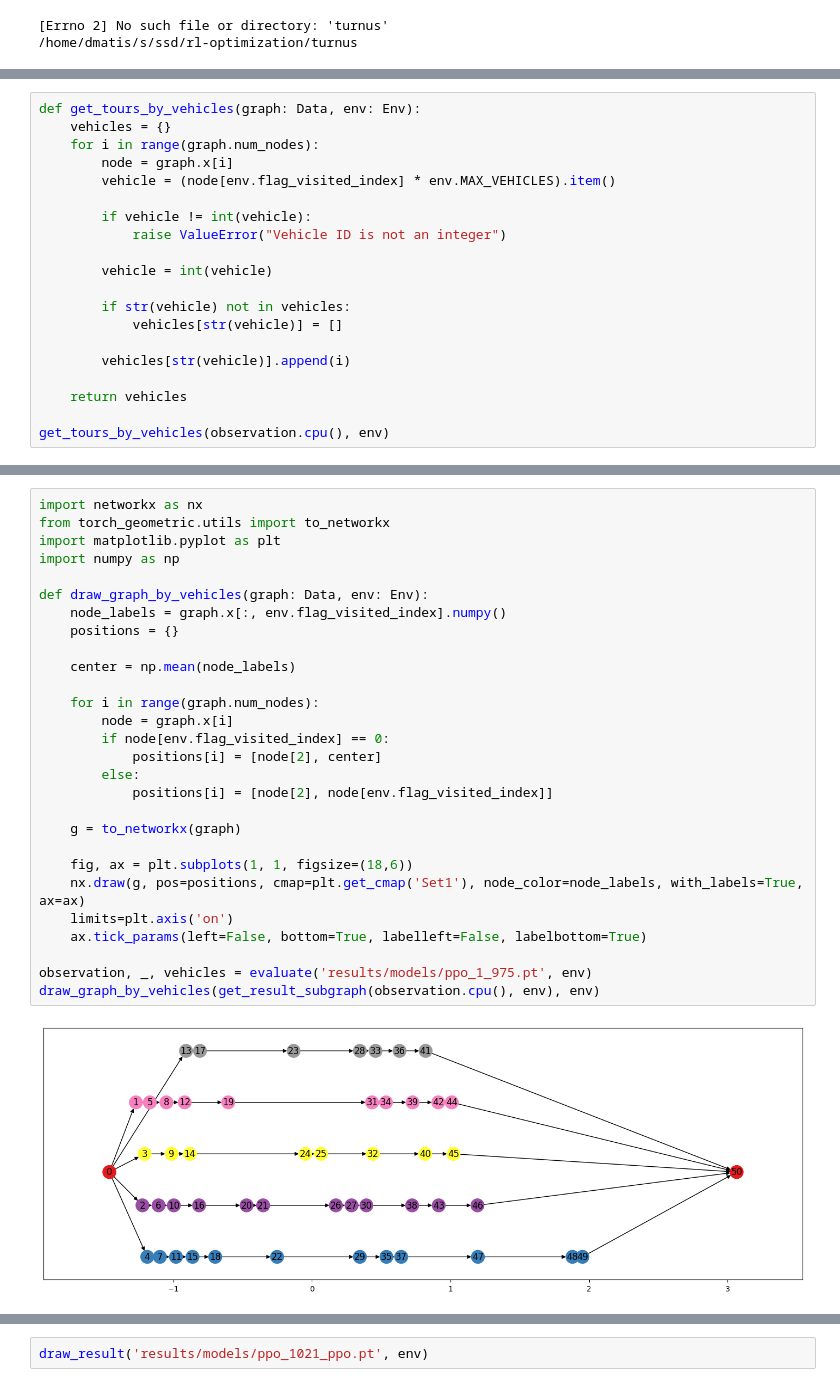
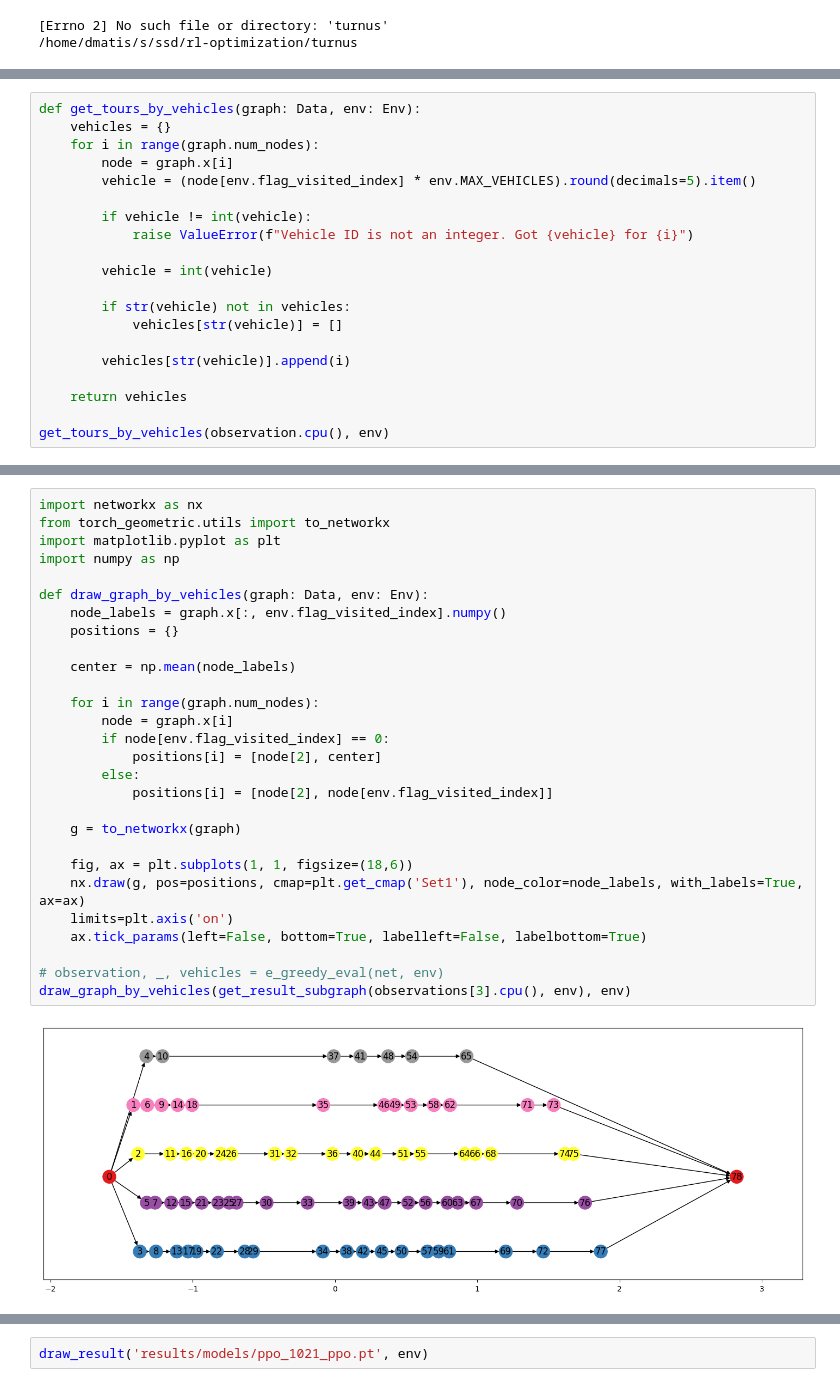
Before and after one commit to Ed-zo/rl-optimization, a Jupyter notebook: turnus/eval.ipynb, the cells around one changed output, grey strips where cells are left out. Cells and saved outputs as stored; diff of their text form.

```diff
--- a/turnus/eval.ipynb
+++ b/turnus/eval.ipynb
@@ -78,10 +114,10 @@ def get_tours_by_vehicles(graph: Data, env: Env):
     vehicles = {}
     for i in range(graph.num_nodes):
         node = graph.x[i]
-        vehicle = (node[env.flag_visited_index] * env.MAX_VEHICLES).item()
+        vehicle = (node[env.flag_visited_index] * env.MAX_VEHICLES).round(decimals=5).item()
 
         if vehicle != int(vehicle):
-            raise ValueError("Vehicle ID is not an integer")
+            raise ValueError(f"Vehicle ID is not an integer. Got {vehicle} for {i}")
 
         vehicle = int(vehicle)
 
@@ -127,33 +163,33 @@ Data(x=[51, 7], edge_index=[2, 54])
 # %%
 import networkx as nx
 from torch_geometric.utils import to_networkx
 import matplotlib.pyplot as plt
 import numpy as np
 
 def draw_graph_by_vehicles(graph: Data, env: Env):
     node_labels = graph.x[:, env.flag_visited_index].numpy()
     positions = {}
 
     center = np.mean(node_labels)
 
     for i in range(graph.num_nodes):
         node = graph.x[i]
         if node[env.flag_visited_index] == 0:
             positions[i] = [node[2], center]
         else:
             positions[i] = [node[2], node[env.flag_visited_index]]
 
     g = to_networkx(graph)
 
     fig, ax = plt.subplots(1, 1, figsize=(18,6))
     nx.draw(g, pos=positions, cmap=plt.get_cmap('Set1'), node_color=node_labels, with_labels=True, ax=ax)
     limits=plt.axis('on')
     ax.tick_params(left=False, bottom=True, labelleft=False, labelbottom=True)
 
-observation, _, vehicles = evaluate('results/models/ppo_1_975.pt', env)
-draw_graph_by_vehicles(get_result_subgraph(observation.cpu(), env), env)
+# observation, _, vehicles = e_greedy_eval(net, env)
+draw_graph_by_vehicles(get_result_subgraph(observations[3].cpu(), env), env)
 # %% [output]
-[figure, old version]
+[figure, new version]
 # %%
 import numpy as np
 import matplotlib.pyplot as plt
```
Also changed, not shown: parts of 7 cells of this notebook, 3 other files.
